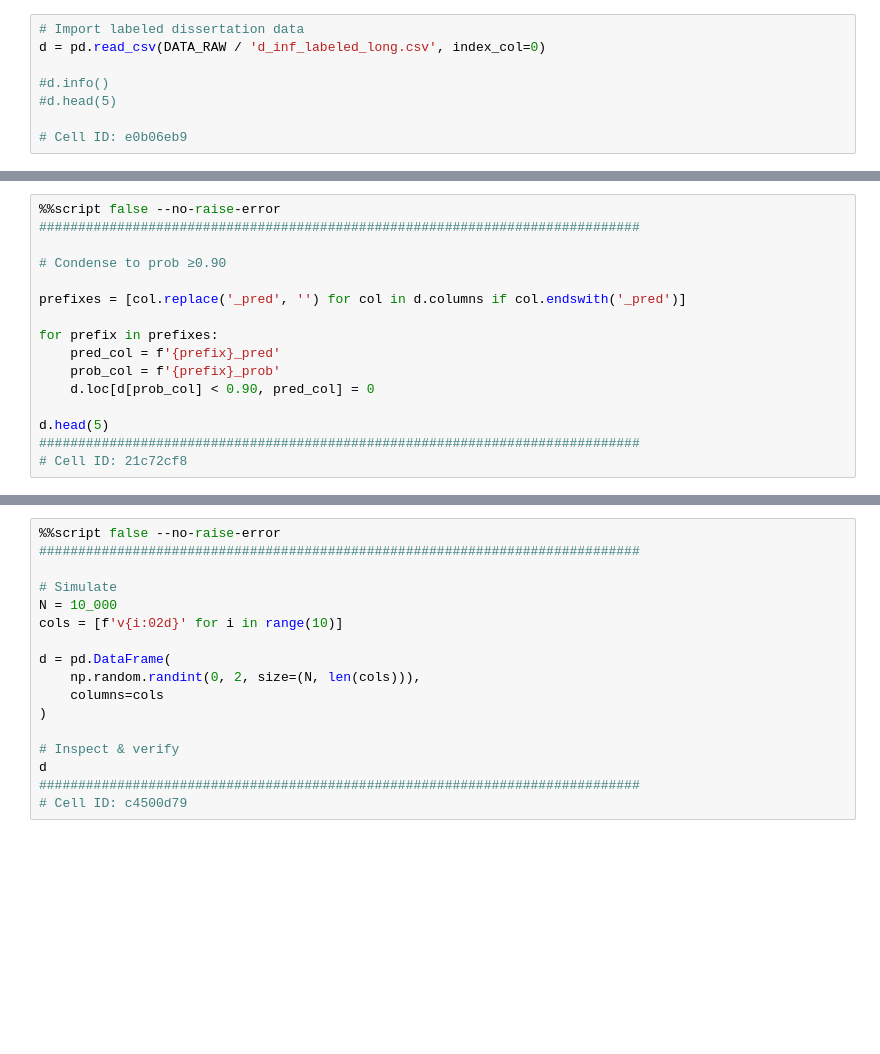
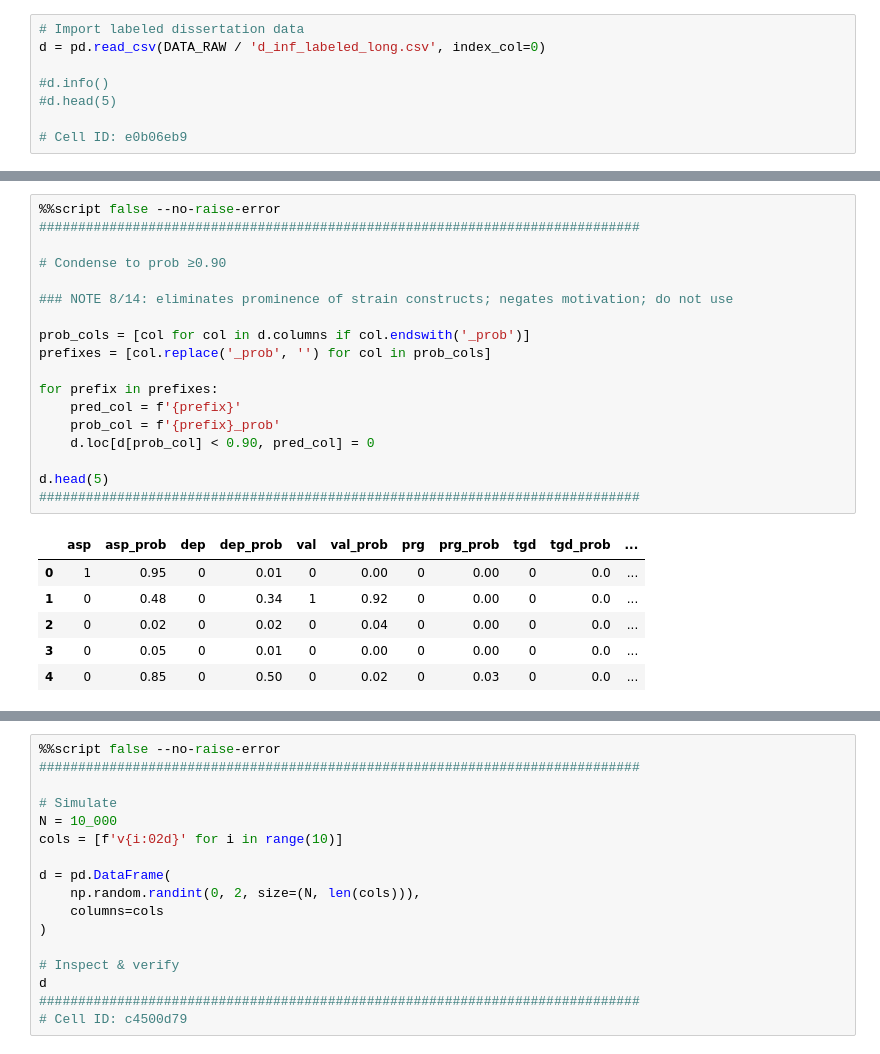
Before and after one commit to sskeen/intrapsic, a Jupyter notebook: src/model_personae.ipynb, the cells around one changed output, grey strips where cells are left out. Saved outputs shown, nothing was run; the diff lists cells and outputs as text; blank space fills up the shorter version.

```diff
--- a/src/model_personae.ipynb
+++ b/src/model_personae.ipynb
@@ -108,19 +117,28 @@ plot_pred_counts(d)
 # %%
 %%script false --no-raise-error
 #############################################################################
 
 # Condense to prob ≥0.90
 
-prefixes = [col.replace('_pred', '') for col in d.columns if col.endswith('_pred')]
+### NOTE 8/14: eliminates prominence of strain constructs; negates motivation; do not use
+
+prob_cols = [col for col in d.columns if col.endswith('_prob')]
+prefixes = [col.replace('_prob', '') for col in prob_cols]
 
 for prefix in prefixes:
-    pred_col = f'{prefix}_pred'
+    pred_col = f'{prefix}'
     prob_col = f'{prefix}_prob'
     d.loc[d[prob_col] < 0.90, pred_col] = 0
 
 d.head(5)
 #############################################################################
-# Cell ID: 21c72cf8
+# %% [output]
+|  | asp | asp_prob | dep | dep_prob | val | val_prob | prg | prg_prob | tgd | tgd_prob | ... |
+| 0 | 1 | 0.95 | 0 | 0.01 | 0 | 0.00 | 0 | 0.00 | 0 | 0.0 | ... |
+| 1 | 0 | 0.48 | 0 | 0.34 | 1 | 0.92 | 0 | 0.00 | 0 | 0.0 | ... |
+| 2 | 0 | 0.02 | 0 | 0.02 | 0 | 0.04 | 0 | 0.00 | 0 | 0.0 | ... |
+| 3 | 0 | 0.05 | 0 | 0.01 | 0 | 0.00 | 0 | 0.00 | 0 | 0.0 | ... |
+| 4 | 0 | 0.85 | 0 | 0.50 | 0 | 0.02 | 0 | 0.03 | 0 | 0.0 | ... |
 # %%
 # Viz. counts
 
```
Also changed, not shown: parts of 9 cells of this notebook.
